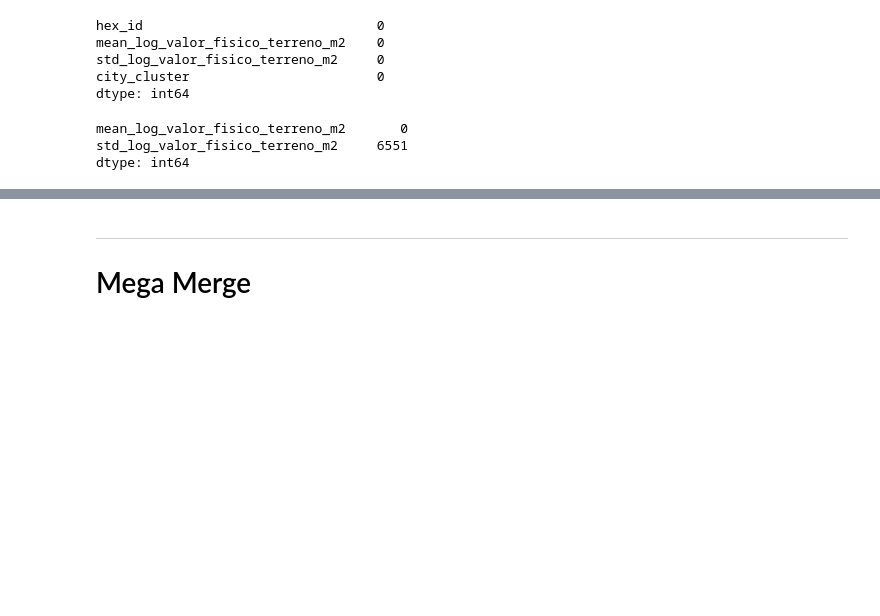
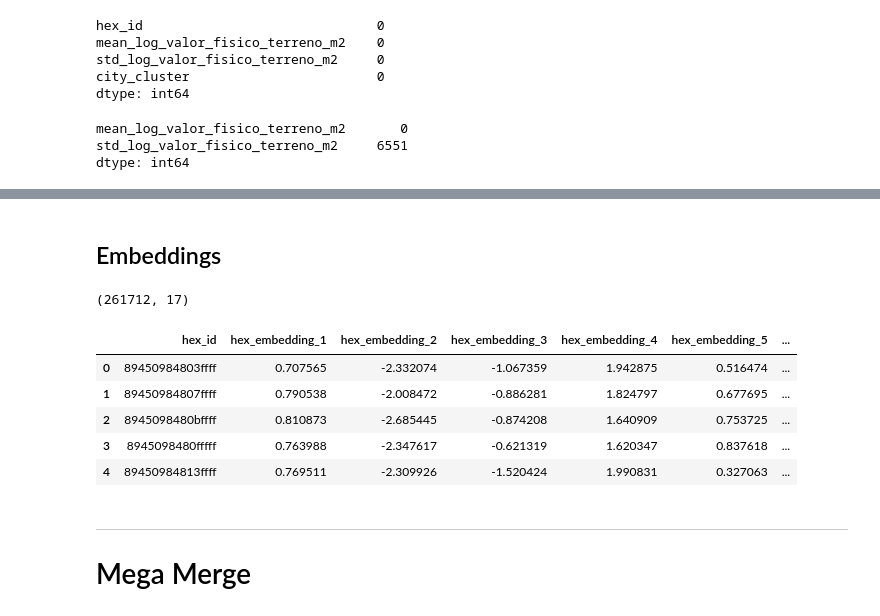
Before and after one commit to YunPerez/mexico-real-estate-investigation, a Jupyter notebook: src/P3_MODELS/s0_final_table.ipynb, the cells around one changed output, grey strips where cells are left out. Cells and saved outputs as stored; diff of their text form; code cells hidden in the pictures; blank space fills up the shorter version.

Commit message:
experimentation with embeddings

```diff
--- a/src/P3_MODELS/s0_final_table.ipynb
+++ b/src/P3_MODELS/s0_final_table.ipynb
@@ -372,3 +404,20 @@ df_terrain_prices.head()
+# %% [markdown]
+## Embeddings
+# %%
+# read parquet
+gdf_hex_embeddings = pd.read_parquet("../../data/misc/hex_embeddings.parquet")
+
+# look
+print(gdf_hex_embeddings.shape)
+gdf_hex_embeddings.head()
+# %% [output]
+(261712, 17)
+|  | hex_id | hex_embedding_1 | hex_embedding_2 | hex_embedding_3 | hex_embedding_4 | hex_embedding_5 | ... |
+| 0 | 89450984803ffff | 0.707565 | -2.332074 | -1.067359 | 1.942875 | 0.516474 | ... |
+| 1 | 89450984807ffff | 0.790538 | -2.008472 | -0.886281 | 1.824797 | 0.677695 | ... |
+| 2 | 8945098480bffff | 0.810873 | -2.685445 | -0.874208 | 1.640909 | 0.753725 | ... |
+| 3 | 8945098480fffff | 0.763988 | -2.347617 | -0.621319 | 1.620347 | 0.837618 | ... |
+| 4 | 89450984813ffff | 0.769511 | -2.309926 | -1.520424 | 1.990831 | 0.327063 | ... |
 # %% [markdown]
 ---
 # Mega Merge
```
Also changed, not shown: parts of 13 cells of this notebook, 5 other files.
